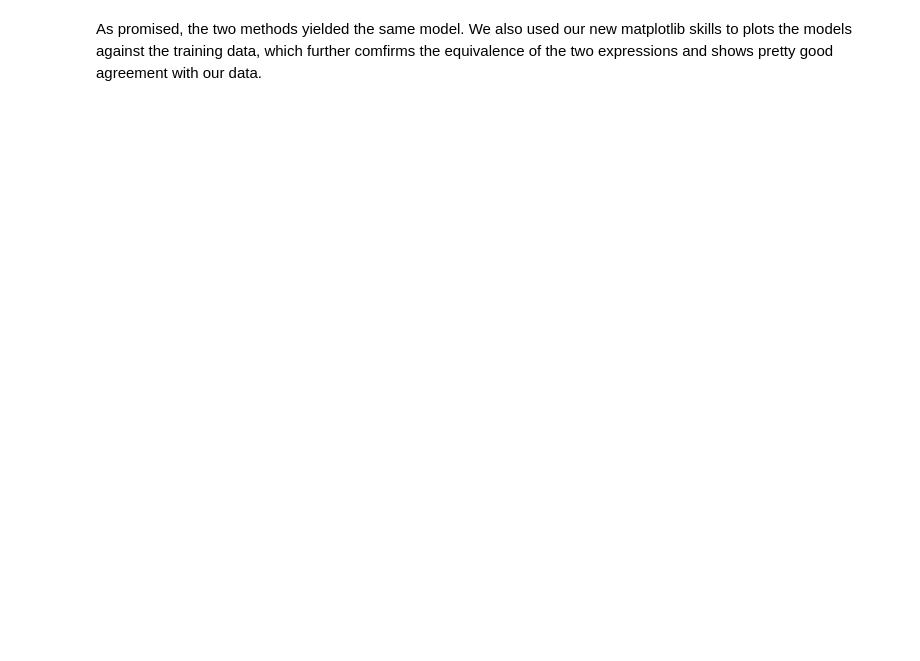
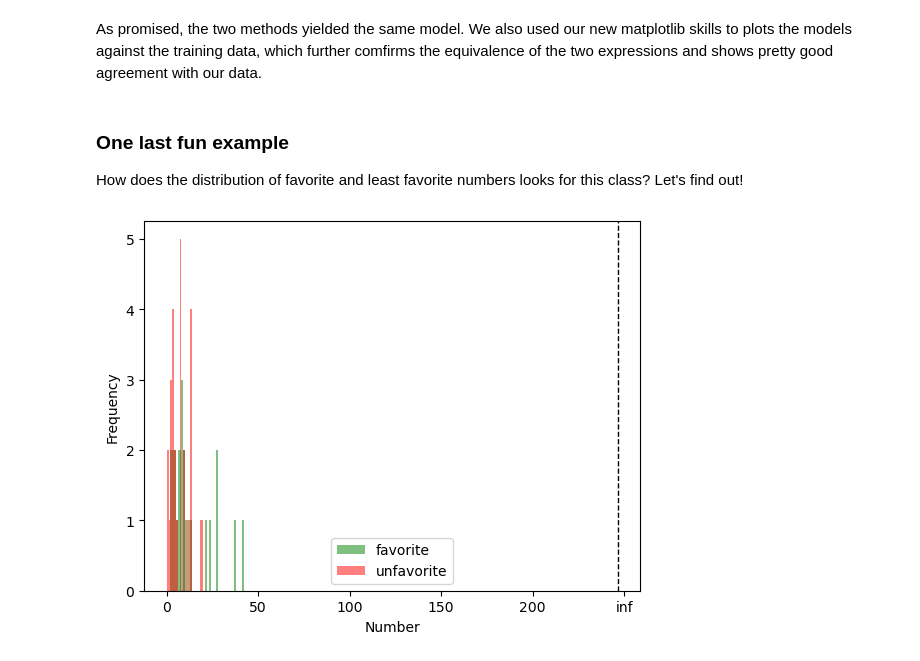
Before and after one commit to SECQUOIA/PU_CHE597_S2025, a Jupyter notebook: 3-Matplotlib/Matplotlib.ipynb, the cells around one changed output. Drawn from its saved outputs; the diff is of its cells as text; code cells hidden in the pictures; blank space fills up the shorter version.

```diff
--- a/3-Matplotlib/Matplotlib.ipynb
+++ b/3-Matplotlib/Matplotlib.ipynb
@@ -387,2 +439,27 @@ plt.show()
 # %% [markdown]
 As promised, the two methods yielded the same model. We also used our new matplotlib skills to plots the models against the training data, which further comfirms the equivalence of the two expressions and shows pretty good agreement with our data.
+# %% [markdown]
+### One last fun example
+How does the distribution of favorite and least favorite numbers looks for this class? Let's find out!
+# %%
+favorite_numbers = [7.0,13.0,7.0,8.0,2.71828,21.0,9.0,5.0,64.0,6.0,2.0,8.0,float("inf"),8.0,41.7,12.0,3.4,224,27.0,23.0,3.0,9.0,27.0,6.0,4.0,4.0,37.0,10.0]
+unfavorite_numbers = [3.0,11.0,4.0,13.0,3.14159,2.0,5.0,13.2,0.44,3.0,7.0,2.0,0.0,7.0,1.1,13.0,19.0,2.0,7.0,110.0,7.0,7.0,13.0,4.0,9.0,9.0,18.0,3.0]
+# %%
+# Plot the distribution of favorite and least favorite numbers, first filtering out the problematic infinite value
+n_bins_favorite = 50
+n_bins_unfavorite = 50
+plt.figure()
+plt.hist([x for x in favorite_numbers if x != float("inf")],bins=range(0,n_bins_favorite),alpha=0.5,label="favorite", color='g')
+plt.hist([x for x in unfavorite_numbers if x != float("inf")],bins=range(0,n_bins_unfavorite),alpha=0.5,label="unfavorite", color='r')
+# Add a vertical line after the largest value in the lists and add a bin for the infinite value
+plt.axvline(1.1*max(max([x for x in favorite_numbers if x != float("inf")]),max([x for x in unfavorite_numbers if x != float("inf")])), color='k', linestyle='dashed', linewidth=1)
+# Replace the last value of the x-axis with "inf" to represent the infinite value
+x_ticks_labels = plt.xticks()[1]
+x_ticks_labels[-2] = str("inf")
+plt.xticks(plt.xticks()[0][1:-1], x_ticks_labels[1:-1])
+plt.legend()
+plt.xlabel("Number")
+plt.ylabel("Frequency")
+plt.show()
+# %% [output]
+[figure, added]
```
Also changed, not shown: parts of 23 cells of this notebook.
